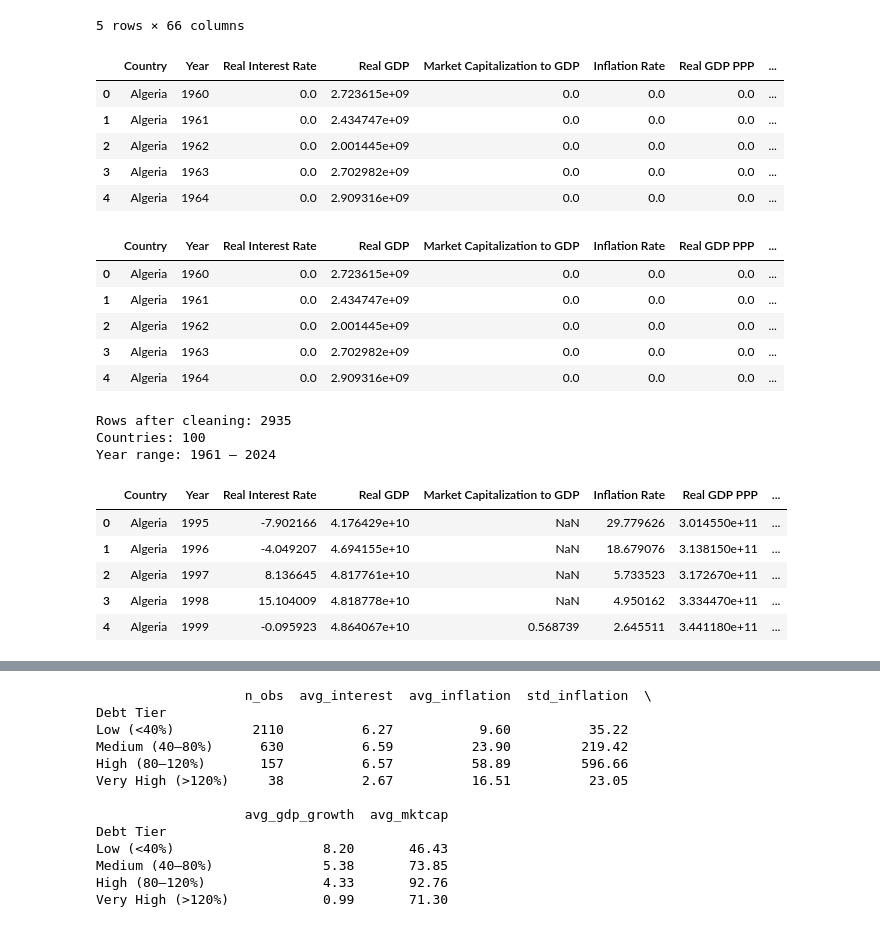
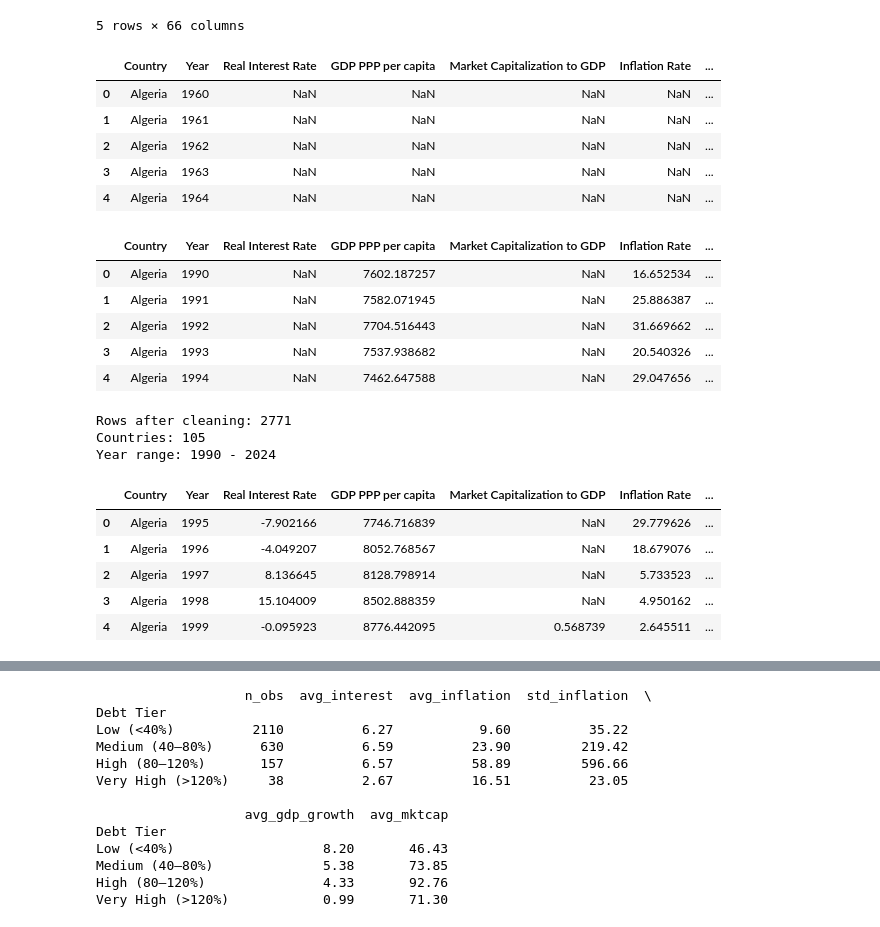
Before and after one commit to ivandn14/IS477-Maestros, a Jupyter notebook: IS477Project/IS477_Project.ipynb, the cells around one changed output, grey strips where cells are left out. Cells and saved outputs as stored; diff of their text form; code cells hidden in the pictures.

```diff
--- a/IS477Project/IS477_Project.ipynb
+++ b/IS477Project/IS477_Project.ipynb
@@ -169,7 +165,6 @@ dfgdppp = dfgdppp.reset_index(drop=True)
 dfgdppp.columns = [
     str(int(col)) if isinstance(col, float) and col.is_integer() else str(col)
     for col in dfgdppp.columns]
-dfgdppp = dfgdppp.fillna(0)
 dfgdppp = dfgdppp.drop(dfgdppp.columns[[1,2,3, -1]], axis=1)
 dfgdppp.to_csv("cleaned_file.csv", index=False)
 dfgdppp.head(5)
@@ -203,7 +198,6 @@ dfdebt = dfdebt.reset_index(drop=True)
 dfdebt.columns = [
     str(int(col)) if isinstance(col, float) and col.is_integer() else str(col)
     for col in dfdebt.columns]
-dfdebt = dfdebt.fillna(0)
 dfdebt = dfdebt.drop(dfdebt.columns[[3, -1]], axis=1)
 dfdebt.to_csv("cleaned_file.csv", index=False)
 dfdebt.head(5)
@@ -233,7 +227,6 @@ dfdebt2 = pd.read_csv(path + "/Debt-to-GDP%20Dataset2.csv")
 dfdebt2 = dfdebt2.drop(index=[0, 1]).reset_index(drop=True)
 dfdebt2 = dfdebt2.drop(dfdebt2.columns[list(range(1, 11)) + [-1]], axis=1)
 dfdebt2 = dfdebt2.replace("no data", 0)
-dfdebt2 = dfdebt2.fillna(0)
 dfdebt2.to_csv("cleaned_file.csv", index=False)
 dfdebt2.head(5)
 # %% [output]
@@ -274,12 +267,12 @@ df_mergeint = dfint.melt(
 df_mergeint.rename(columns={"Country Name": "Country"}, inplace=True)
 df_mergeint = df_mergeint.sort_values(by=["Country", "Year"]).reset_index(drop=True)
 # %%
-df_mergegdp = dfgdp.melt(
+df_mergegdpppc = dfgdpppc.melt(
     id_vars=["Country Name"],
     var_name="Year",
-    value_name="Real GDP")
-df_mergegdp.rename(columns={"Country Name": "Country"}, inplace=True)
-df_mergegdp = df_mergegdp.sort_values(by=["Country", "Year"]).reset_index(drop=True)
+    value_name="GDP PPP per capita")
+df_mergegdpppc.rename(columns={"Country Name": "Country"}, inplace=True)
+df_mergegdpppc = df_mergegdpppc.sort_values(by=["Country", "Year"]).reset_index(drop=True)
 # %%
 df_mergemarc = dfmarc.melt(
     id_vars=["Country Name"],
@@ -317,48 +310,43 @@ df_mergedebt2 = dfdebt2.melt(
 df_mergedebt2.rename(columns={"Country Name": "Country"}, inplace=True)
 df_mergedebt2 = df_mergedebt2.sort_values(by=["Country", "Year"]).reset_index(drop=True)
 # %%
-df_merged = df_mergeint.merge(df_mergegdp, on=["Country", "Year"], how="inner") \
+df_merged = df_mergeint.merge(df_mergegdpppc, on=["Country", "Year"], how="inner") \
                      .merge(df_mergemarc, on=["Country", "Year"], how="inner") \
                      .merge(df_mergeinf, on=["Country", "Year"], how="inner") \
                      .merge(df_mergegdppp, on=["Country", "Year"], how="inner") \
                      .merge(df_mergedebt, on=["Country", "Year"], how="inner") \
                      .merge(df_mergedebt2, on=["Country", "Year"], how="inner")
 df_merged.head(5)
 # %% [output]
-|  | Country | Year | Real Interest Rate | Real GDP | Market Capitalization to GDP | Inflation Rate | Real GDP PPP | ... |
-| 0 | Algeria | 1960 | 0.0 | 2.723615e+09 | 0.0 | 0.0 | 0.0 | ... |
-| 1 | Algeria | 1961 | 0.0 | 2.434747e+09 | 0.0 | 0.0 | 0.0 | ... |
-| 2 | Algeria | 1962 | 0.0 | 2.001445e+09 | 0.0 | 0.0 | 0.0 | ... |
-| 3 | Algeria | 1963 | 0.0 | 2.702982e+09 | 0.0 | 0.0 | 0.0 | ... |
-| 4 | Algeria | 1964 | 0.0 | 2.909316e+09 | 0.0 | 0.0 | 0.0 | ... |
+|  | Country | Year | Real Interest Rate | GDP PPP per capita | Market Capitalization to GDP | Inflation Rate | ... |
+| 0 | Algeria | 1960 | NaN | NaN | NaN | NaN | ... |
+| 1 | Algeria | 1961 | NaN | NaN | NaN | NaN | ... |
+| 2 | Algeria | 1962 | NaN | NaN | NaN | NaN | ... |
+| 3 | Algeria | 1963 | NaN | NaN | NaN | NaN | ... |
+| 4 | Algeria | 1964 | NaN | NaN | NaN | NaN | ... |
 # %%
 df_merged["Debt-to-GDP"] = pd.to_numeric(df_merged["Debt-to-GDP"], errors="coerce")
 df_merged["Debt-to-GDP2"] = pd.to_numeric(df_merged["Debt-to-GDP2"], errors="coerce")
 df_merged["Debt-to-GDP"] = df_merged[["Debt-to-GDP", "Debt-to-GDP2"]].mean(axis=1)
 df_merged = df_merged.drop(columns=["Debt-to-GDP2"])
+df_merged["Year"] = df_merged["Year"].astype(int)
+df_merged = df_merged[df_merged["Year"] >= 1990].reset_index(drop=True)
 df_merged.head()
 # %% [output]
-|  | Country | Year | Real Interest Rate | Real GDP | Market Capitalization to GDP | Inflation Rate | Real GDP PPP | ... |
-| 0 | Algeria | 1960 | 0.0 | 2.723615e+09 | 0.0 | 0.0 | 0.0 | ... |
-| 1 | Algeria | 1961 | 0.0 | 2.434747e+09 | 0.0 | 0.0 | 0.0 | ... |
-| 2 | Algeria | 1962 | 0.0 | 2.001445e+09 | 0.0 | 0.0 | 0.0 | ... |
-| 3 | Algeria | 1963 | 0.0 | 2.702982e+09 | 0.0 | 0.0 | 0.0 | ... |
-| 4 | Algeria | 1964 | 0.0 | 2.909316e+09 | 0.0 | 0.0 | 0.0 | ... |
+|  | Country | Year | Real Interest Rate | GDP PPP per capita | Market Capitalization to GDP | Inflation Rate | ... |
+| 0 | Algeria | 1990 | NaN | 7602.187257 | NaN | 16.652534 | ... |
+| 1 | Algeria | 1991 | NaN | 7582.071945 | NaN | 25.886387 | ... |
+| 2 | Algeria | 1992 | NaN | 7704.516443 | NaN | 31.669662 | ... |
+| 3 | Algeria | 1993 | NaN | 7537.938682 | NaN | 20.540326 | ... |
+| 4 | Algeria | 1994 | NaN | 7462.647588 | NaN | 29.047656 | ... |
 # %%
-# Replace 0s with NaN so missing data doesn't skew calculations
-cols_to_clean = ["Real Interest Rate", "Real GDP", "Market Capitalization to GDP",
-                 "Inflation Rate", "Real GDP PPP", "Debt-to-GDP"]
-
-df_merged[cols_to_clean] = df_merged[cols_to_clean].replace(0, np.nan)
-
-# Keep rows that have at minimum: interest rate, debt-to-GDP, and inflation
 df_clean = df_merged.dropna(subset=["Real Interest Rate", "Debt-to-GDP", "Inflation Rate"])
 df_clean = df_clean.reset_index(drop=True)
 
 print(f"Rows after cleaning: {len(df_clean)}")
-print(f"Countries: {df_clean['Country'].nunique()}")
-print(f"Year range: {df_clean['Year'].min()} – {df_clean['Year'].max()}")
+print(f"Countries: {df_clean["Country"].nunique()}")
+print(f"Year range: {df_clean["Year"].min()} - {df_clean["Year"].max()}")
 # %% [output]
-Rows after cleaning: 2935
-Countries: 100
-Year range: 1961 – 2024
+Rows after cleaning: 2771
+Countries: 105
+Year range: 1990 - 2024
@@ -392,19 +353,17 @@ df_clean["GDP PPP per Capita"] = df_clean["GDP PPP per Capita"].replace(0, np.na
 # %%
 df_clean = df_clean.sort_values(["Country", "Year"]).reset_index(drop=True)
 
-df_clean["GDP Growth (%)"] = (
-    df_clean.groupby("Country")["Real GDP"]
-    .pct_change() * 100
-)
+df_clean["GDP PPP Growth (%)"] = (
+    df_clean.groupby("Country")["Real GDP PPP"]
+    .pct_change() * 100)
 
-# Cap extreme outliers (e.g. first year of data per country)
-df_clean["GDP Growth (%)"] = df_clean["GDP Growth (%)"].clip(-50, 50)
+df_clean["GDP PPP Growth (%)"] = df_clean["GDP PPP Growth (%)"].clip(-50, 50)
 df_clean.head()
 # %% [output]
-|  | Country | Year | Real Interest Rate | Real GDP | Market Capitalization to GDP | Inflation Rate | Real GDP PPP | ... |
-| 0 | Algeria | 1995 | -7.902166 | 4.176429e+10 | NaN | 29.779626 | 3.014550e+11 | ... |
-| 1 | Algeria | 1996 | -4.049207 | 4.694155e+10 | NaN | 18.679076 | 3.138150e+11 | ... |
-| 2 | Algeria | 1997 | 8.136645 | 4.817761e+10 | NaN | 5.733523 | 3.172670e+11 | ... |
-| 3 | Algeria | 1998 | 15.104009 | 4.818778e+10 | NaN | 4.950162 | 3.334470e+11 | ... |
-| 4 | Algeria | 1999 | -0.095923 | 4.864067e+10 | 0.568739 | 2.645511 | 3.441180e+11 | ... |
+|  | Country | Year | Real Interest Rate | GDP PPP per capita | Market Capitalization to GDP | Inflation Rate | ... |
+| 0 | Algeria | 1995 | -7.902166 | 7746.716839 | NaN | 29.779626 | ... |
+| 1 | Algeria | 1996 | -4.049207 | 8052.768567 | NaN | 18.679076 | ... |
+| 2 | Algeria | 1997 | 8.136645 | 8128.798914 | NaN | 5.733523 | ... |
+| 3 | Algeria | 1998 | 15.104009 | 8502.888359 | NaN | 4.950162 | ... |
+| 4 | Algeria | 1999 | -0.095923 | 8776.442095 | 0.568739 | 2.645511 | ... |
 # %%
```
Also changed, not shown: parts of 15 cells of this notebook.
